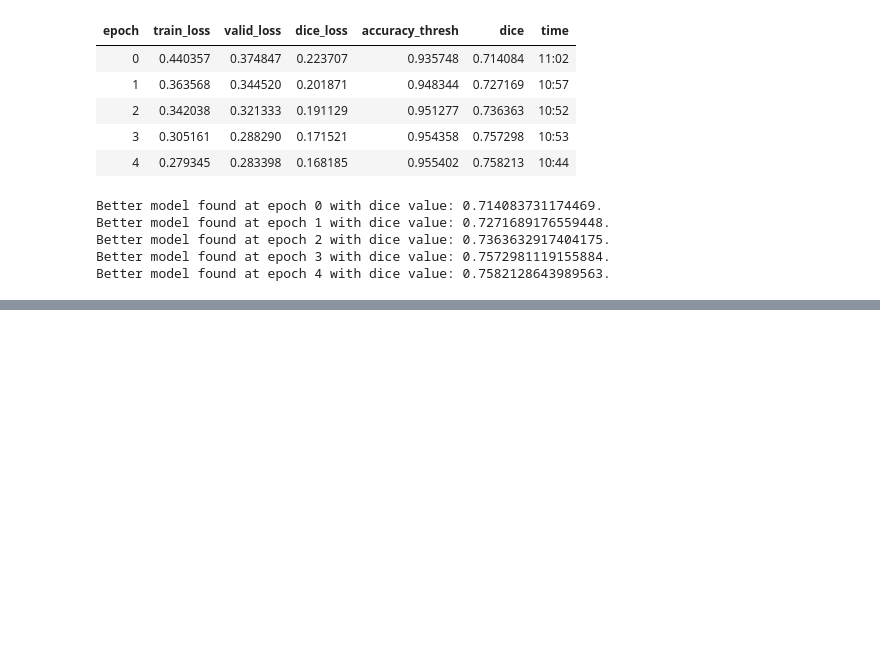
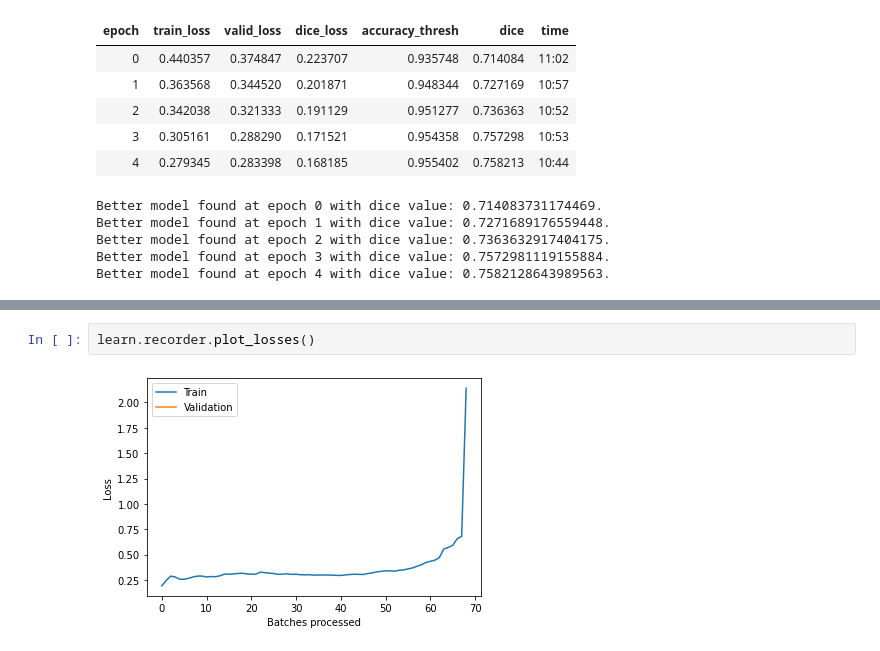
Before and after one commit to hanfu/initenv, a Jupyter notebook: fastai_segbldg.ipynb, the cells around one changed output, grey strips where cells are left out. Saved outputs shown, nothing was run; the diff lists cells and outputs as text; blank space fills up the shorter version.

```diff
--- a/fastai_segbldg.ipynb
+++ b/fastai_segbldg.ipynb
@@ -162,0 +175,4 @@ Better model found at epoch 4 with dice value: 0.7582128643989563.
+# %%
+learn.recorder.plot_losses()
+# %% [output]
+[figure, added]
```
Also changed, not shown: parts of 5 cells of this notebook, 1 other file.
